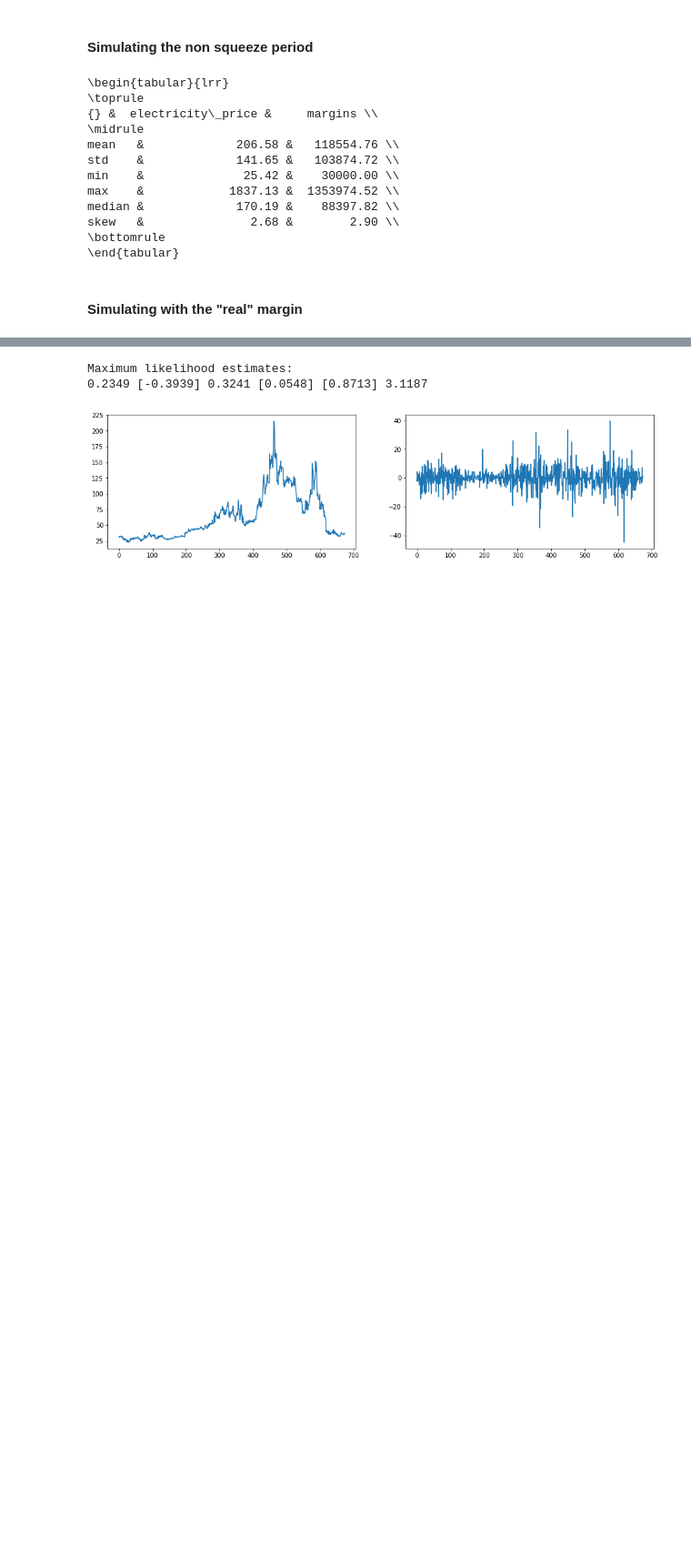
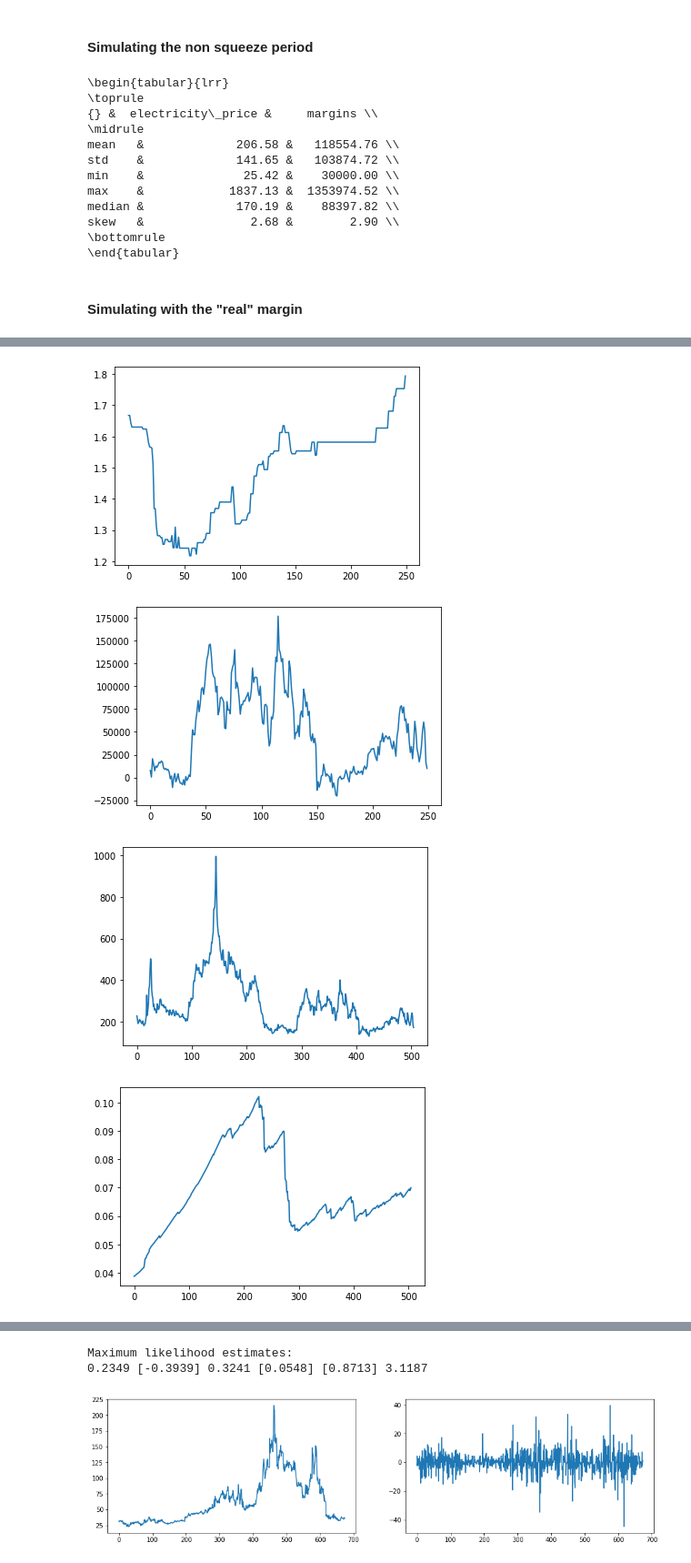
Before and after one commit to igseg/power_markets, a Jupyter notebook: Code.ipynb, the cells around one changed output, grey strips where cells are left out. Shown at 91% size. Cells and saved outputs as stored; diff of their text form; code cells hidden in the pictures; blank space fills up the shorter version.

```diff
--- a/Code.ipynb
+++ b/Code.ipynb
@@ -1229,0 +1241,16 @@ for step in range(1,N+1):
+# %%
+plt.plot(Rs)
+plt.show()
+plt.plot(Pts)
+plt.show()
+plt.plot(prices[1,:])
+plt.show()
+plt.plot(sigmas[1,:])
+plt.show()
+plt.plot(sigmas[1,ecc_window:] * Rs)
+plt.show()
+# %% [output]
+[figure, added]
+[figure, added]
+[figure, added]
+[figure, added]
```
Also changed, not shown: parts of 16 cells of this notebook.
